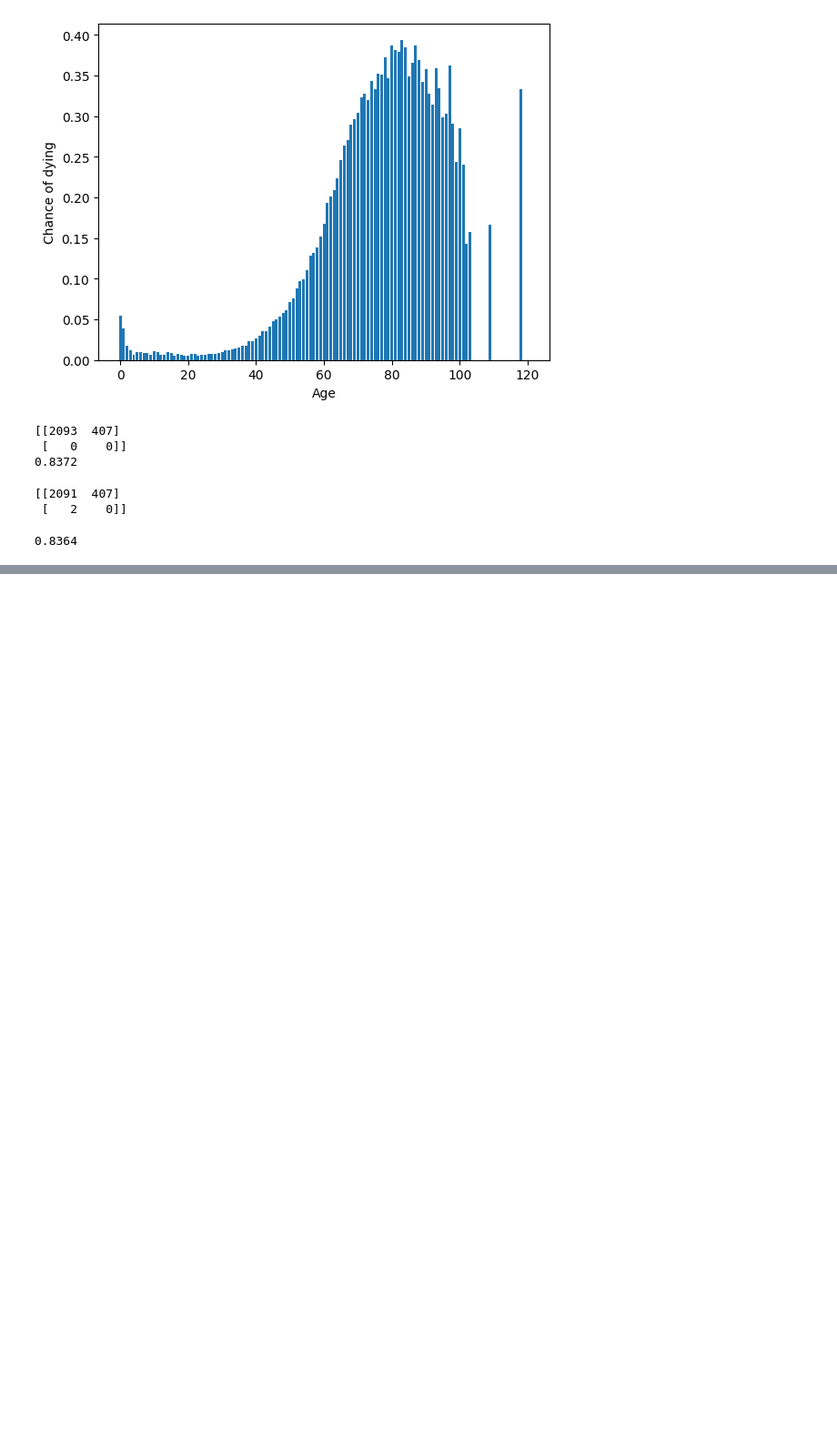
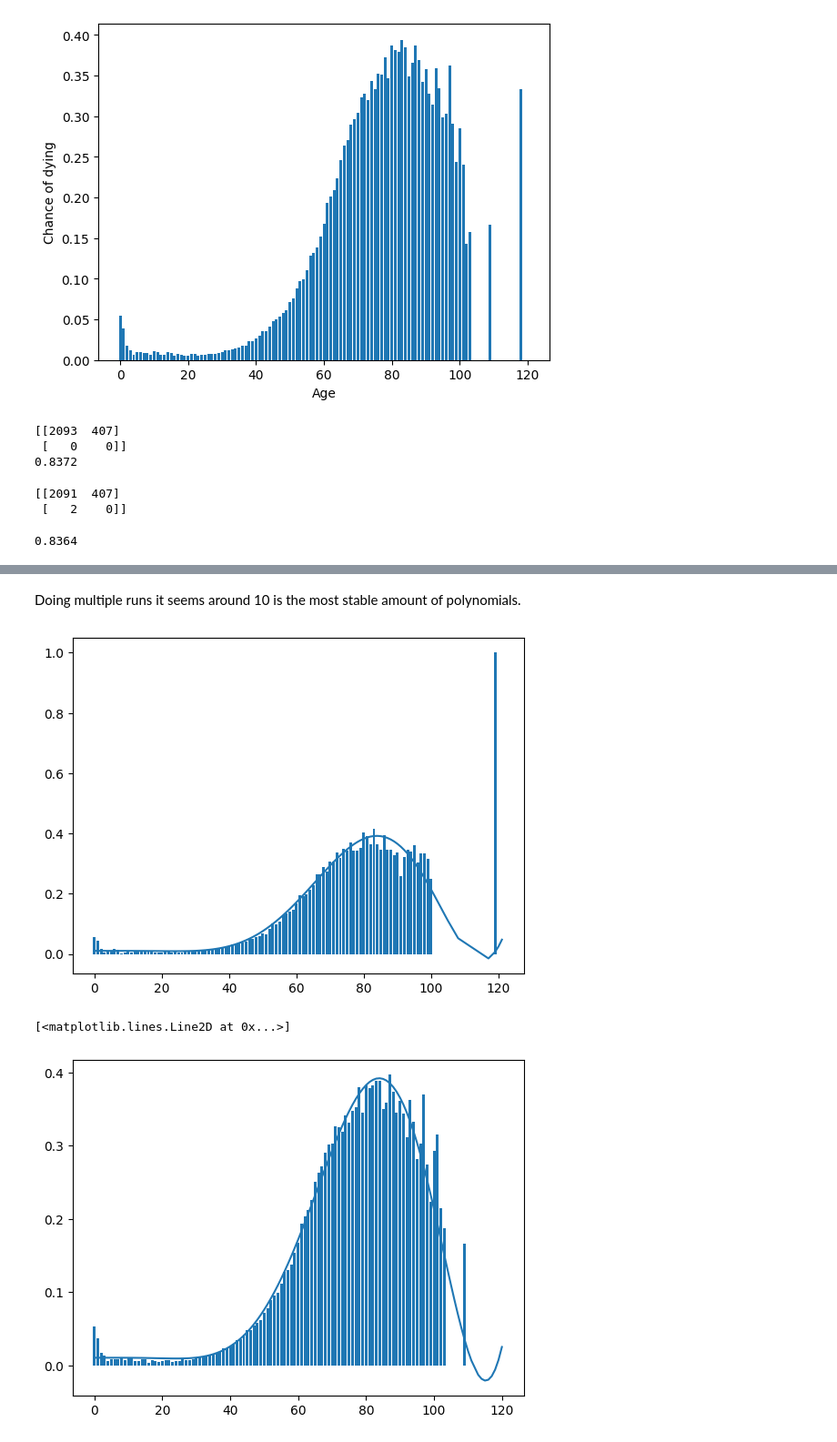
Before and after one commit to mathiasmellemstuen/FYS_STK4155_Prosjekt_3, a Jupyter notebook: src/main.ipynb, the cells around one changed output, grey strips where cells are left out. Shown: that part at 91% size. Saved outputs shown, nothing was run; the diff lists cells and outputs as text; code cells hidden in the pictures; blank space fills up the shorter version.

Commit message:
made model for chance of dying, done

```diff
--- a/src/main.ipynb
+++ b/src/main.ipynb
@@ -231,0 +259,28 @@ We therefore try with regression.
+# %%
+from sklearn.preprocessing import PolynomialFeatures
+from sklearn.linear_model import LinearRegression
+Age = X[:,6]
+M = len(Age) #chosen number of data points
+n = len(Age)
+m = int(n/M)
+random_index = np.random.randint(m)*M
+new_Age = Age[random_index:random_index+M]
+new_Y = Y[random_index:random_index+M]
+
+Age_train, Age_test, YA_train, YA_test = train_test_split(new_Age, new_Y, test_size=0.2)
+
+deaths_train = ChanceDying(Age_train, YA_train)
+probx_train, proby_train = MakeArray(deaths_train)
+
+deaths_test = ChanceDying(Age_test, YA_test)
+probx_test, proby_test = MakeArray(deaths_test)
+
+#Testing to find optimal polynomial degree
+for i in range(20):
+    lin = LinearRegression()
+    poly = PolynomialFeatures(degree=i)
+    X_poly = poly.fit_transform(probx_train.reshape(-1,1))
+    lin.fit(X_poly, proby_train)
+
+    X_poly_test = poly.fit_transform(probx_test.reshape(-1,1))
+    print(i, MSE(proby_test, lin.predict(X_poly_test)))
@@ -231,0 +308,20 @@ We therefore try with regression.
+# %% [markdown]
+Doing multiple runs it seems around 10 is the most stable amount of polynomials.
+# %%
+lin = LinearRegression()
+poly = PolynomialFeatures(degree=10)
+X_poly = poly.fit_transform(probx_train.reshape(-1,1))
+lin.fit(X_poly, proby_train)
+
+X_poly_test = poly.fit_transform(probx_test.reshape(-1,1))
+
+plt.plot(probx_test, lin.predict(X_poly_test))
+plt.bar(probx_test, proby_test)
+plt.show()
+
+plt.bar(probx_train, proby_train)
+plt.plot(probx_train, lin.predict(X_poly))
+# %% [output]
+[figure, added]
+[<matplotlib.lines.Line2D at 0x...>]
+[figure, added]
```
Also changed, not shown: parts of 11 cells of this notebook, 3 other files.
